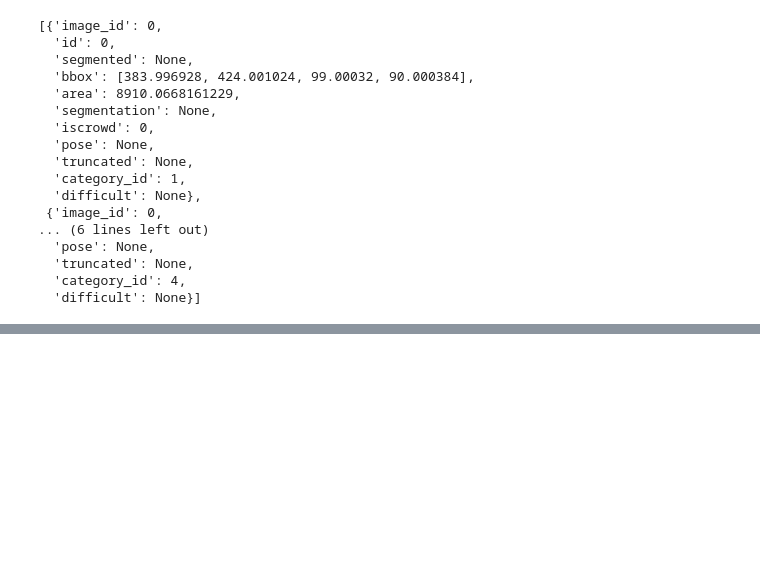
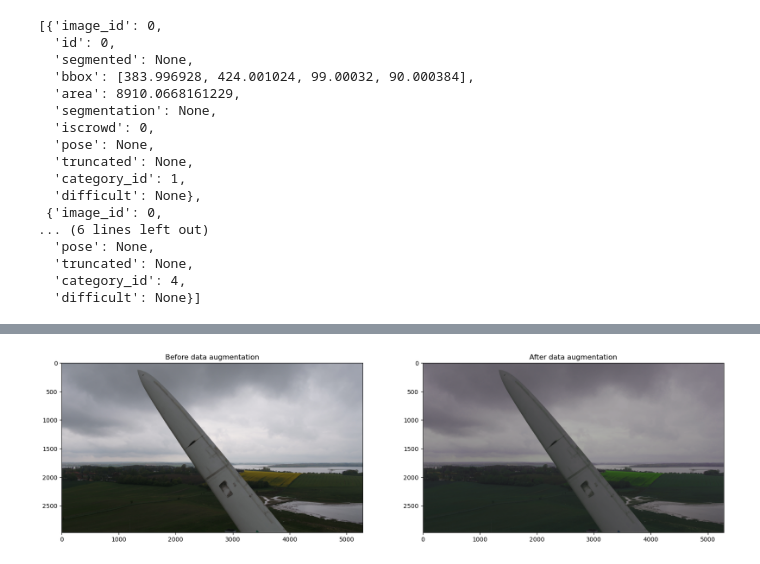
Before and after one commit to PPortela00/Computer-Vision, a Jupyter notebook: Project/Project.ipynb, the cells around one changed output, grey strips where cells are left out. Cells and saved outputs as stored; diff of their text form; code cells hidden in the pictures; blank space fills up the shorter version.

```diff
--- a/Project/Project.ipynb
+++ b/Project/Project.ipynb
@@ -163,0 +235,4 @@ display(test_images_names[:11])
+# %%
+BeforeAfterDataAugmentation(dataset, images_2017, 150)
+# %% [output]
+[figure, added]
```
Also changed, not shown: parts of 10 cells of this notebook.
